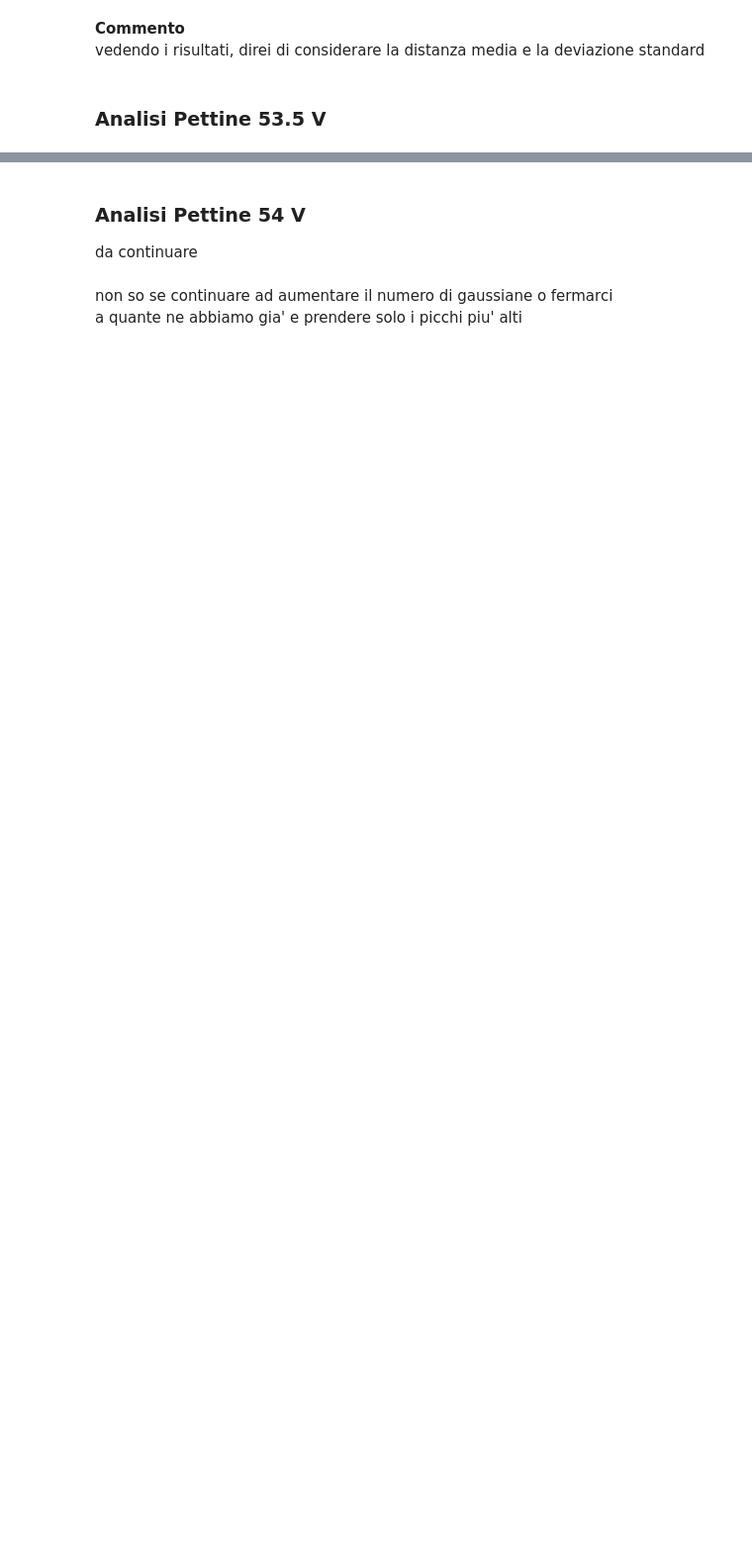
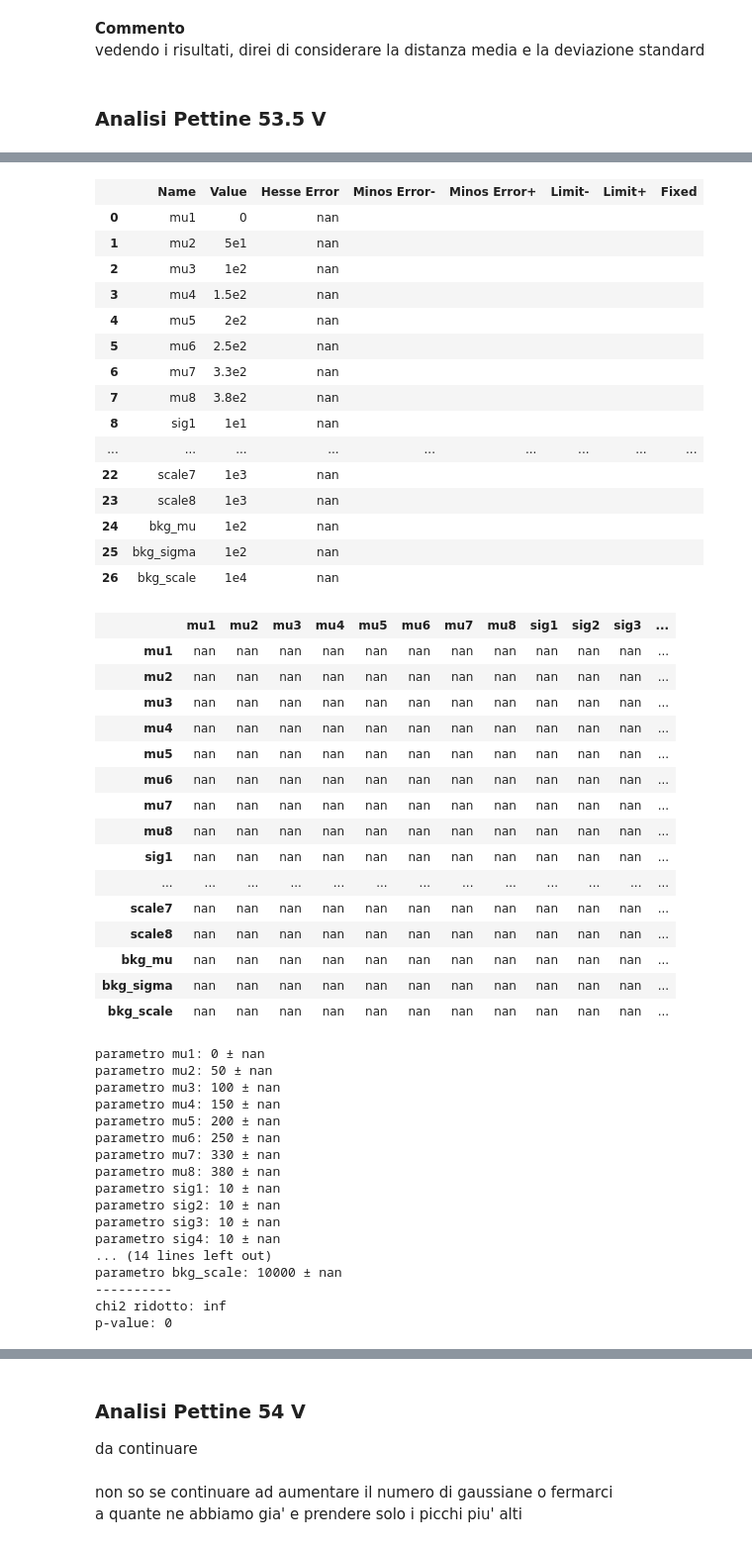
Before and after one commit to Pavar0tty/Laboratorio_SiPM, a Jupyter notebook: Esperimento/Configurazione/Analisi Pettine piu gaussiane/analisi_pettine.ipynb, the cells around one changed output, grey strips where cells are left out. Shown: that part at 99% size. Saved outputs shown, nothing was run; the diff lists cells and outputs as text; code cells hidden in the pictures; blank space fills up the shorter version.

```diff
--- a/Esperimento/Configurazione/Analisi Pettine piu gaussiane/analisi_pettine.ipynb
+++ b/Esperimento/Configurazione/Analisi Pettine piu gaussiane/analisi_pettine.ipynb
@@ -171,12 +243,13 @@ par53_5, val53_5, err53_5, pval53_5, dof53_5, qsq53_5, *other = LS_fit(p53_5.ilo
                                                                         sig1=10, sig2=10, sig3=10, sig4=10,
                                                                         sig5=10, sig6=10, sig7=10, sig8=10,
                                                                         bkg_mu=100, bkg_sigma=100, bkg_scale=10000,
-                                                                        disp=0)
+                                                                        disp=1)
 
-if 0:
+if 1:
     for i in range(len(par53_5)):
         print(f"parametro {par53_5[i]}: {val53_5[i]:.5g} ± {err53_5[i]:.5g}")
 
     print("----------")
     print(f"chi2 ridotto: {qsq53_5/dof53_5:.5g}")
     print(f"p-value: {pval53_5:.5g}")
+# %% [output]
@@ -183,3 +262,52 @@ if 0:
+|  | Name | Value | Hesse Error | Minos Error- | Minos Error+ | Limit- | Limit+ | Fixed |
+| 0 | mu1 | 0 | nan |  |  |  |  |  |
+| 1 | mu2 | 5e1 | nan |  |  |  |  |  |
+| 2 | mu3 | 1e2 | nan |  |  |  |  |  |
+| 3 | mu4 | 1.5e2 | nan |  |  |  |  |  |
+| 4 | mu5 | 2e2 | nan |  |  |  |  |  |
+| 5 | mu6 | 2.5e2 | nan |  |  |  |  |  |
+| 6 | mu7 | 3.3e2 | nan |  |  |  |  |  |
+| 7 | mu8 | 3.8e2 | nan |  |  |  |  |  |
+| 8 | sig1 | 1e1 | nan |  |  |  |  |  |
+| ... | ... | ... | ... | ... | ... | ... | ... | ... |
+| 22 | scale7 | 1e3 | nan |  |  |  |  |  |
+| 23 | scale8 | 1e3 | nan |  |  |  |  |  |
+| 24 | bkg_mu | 1e2 | nan |  |  |  |  |  |
+| 25 | bkg_sigma | 1e2 | nan |  |  |  |  |  |
+| 26 | bkg_scale | 1e4 | nan |  |  |  |  |  |
+|  | mu1 | mu2 | mu3 | mu4 | mu5 | mu6 | mu7 | mu8 | sig1 | sig2 | sig3 | ... |
+| mu1 | nan | nan | nan | nan | nan | nan | nan | nan | nan | nan | nan | ... |
+| mu2 | nan | nan | nan | nan | nan | nan | nan | nan | nan | nan | nan | ... |
+| mu3 | nan | nan | nan | nan | nan | nan | nan | nan | nan | nan | nan | ... |
+| mu4 | nan | nan | nan | nan | nan | nan | nan | nan | nan | nan | nan | ... |
+| mu5 | nan | nan | nan | nan | nan | nan | nan | nan | nan | nan | nan | ... |
+| mu6 | nan | nan | nan | nan | nan | nan | nan | nan | nan | nan | nan | ... |
+| mu7 | nan | nan | nan | nan | nan | nan | nan | nan | nan | nan | nan | ... |
+| mu8 | nan | nan | nan | nan | nan | nan | nan | nan | nan | nan | nan | ... |
+| sig1 | nan | nan | nan | nan | nan | nan | nan | nan | nan | nan | nan | ... |
+| ... | ... | ... | ... | ... | ... | ... | ... | ... | ... | ... | ... | ... |
+| scale7 | nan | nan | nan | nan | nan | nan | nan | nan | nan | nan | nan | ... |
+| scale8 | nan | nan | nan | nan | nan | nan | nan | nan | nan | nan | nan | ... |
+| bkg_mu | nan | nan | nan | nan | nan | nan | nan | nan | nan | nan | nan | ... |
+| bkg_sigma | nan | nan | nan | nan | nan | nan | nan | nan | nan | nan | nan | ... |
+| bkg_scale | nan | nan | nan | nan | nan | nan | nan | nan | nan | nan | nan | ... |
+parametro mu1: 0 ± nan
+parametro mu2: 50 ± nan
+parametro mu3: 100 ± nan
+parametro mu4: 150 ± nan
+parametro mu5: 200 ± nan
+parametro mu6: 250 ± nan
+parametro mu7: 330 ± nan
+parametro mu8: 380 ± nan
+parametro sig1: 10 ± nan
+parametro sig2: 10 ± nan
+parametro sig3: 10 ± nan
+parametro sig4: 10 ± nan
+... (14 lines left out)
+parametro bkg_scale: 10000 ± nan
+----------
+chi2 ridotto: inf
+p-value: 0
 # %%
 peaks53_5 = val53_5[:8]
 sig53_5 = val53_5[8:16]
```
Also changed, not shown: parts of 7 cells of this notebook.
